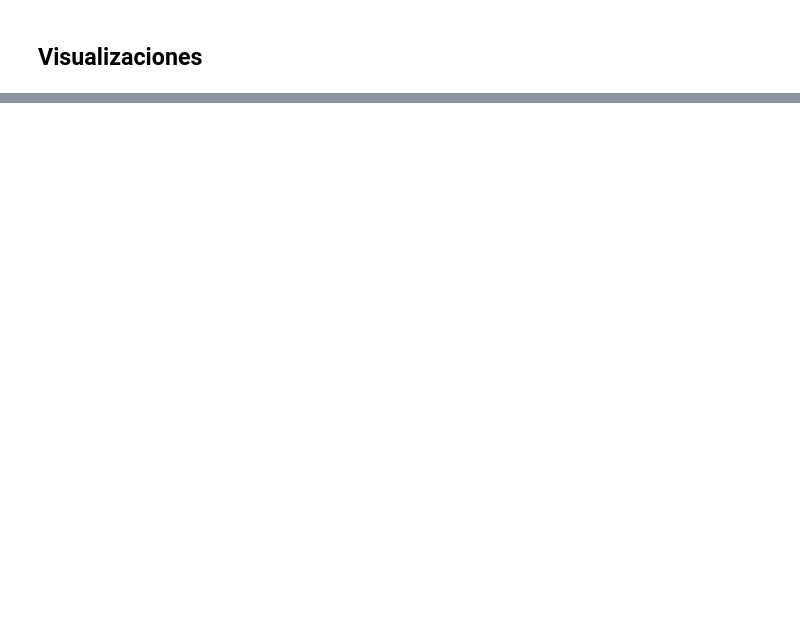
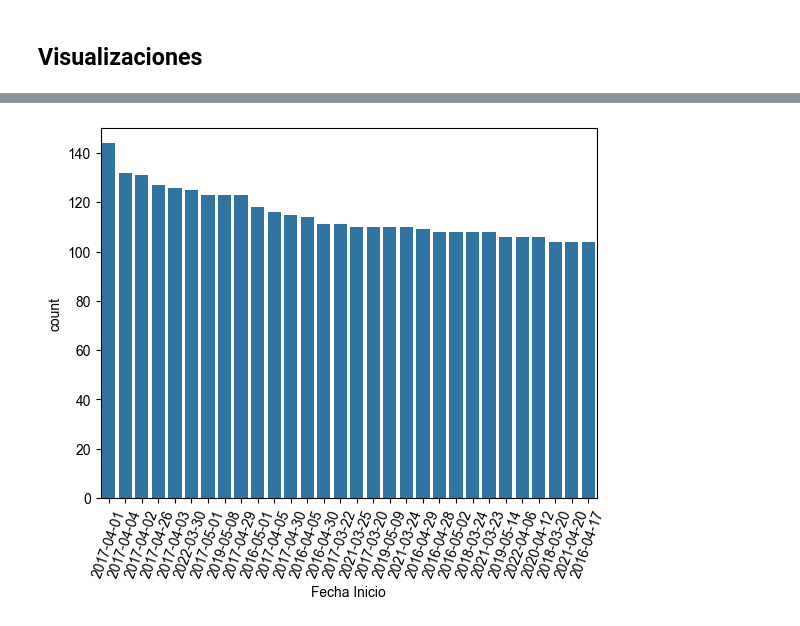
Before and after one commit to Valamca/Fires_Mexico_2015-2023, a Jupyter notebook: Incendios_forestales.ipynb, the cells around one changed output, grey strips where cells are left out. Saved outputs shown, nothing was run; the diff lists cells and outputs as text; code cells hidden in the pictures; blank space fills up the shorter version.

```diff
--- a/Incendios_forestales.ipynb
+++ b/Incendios_forestales.ipynb
@@ -174,0 +326,7 @@ Una vez que hayamos tratado todos los datos faltantes o nulos continuamos con nu
+# %%
+sns.barplot(df["Fecha Inicio"].value_counts().head(30))
+plt.xticks(rotation=70)
+plt.ylim(0,150)
+plt.show()
+# %% [output]
+[figure, added]
```
Also changed, not shown: parts of 25 cells of this notebook, 1 other file.
